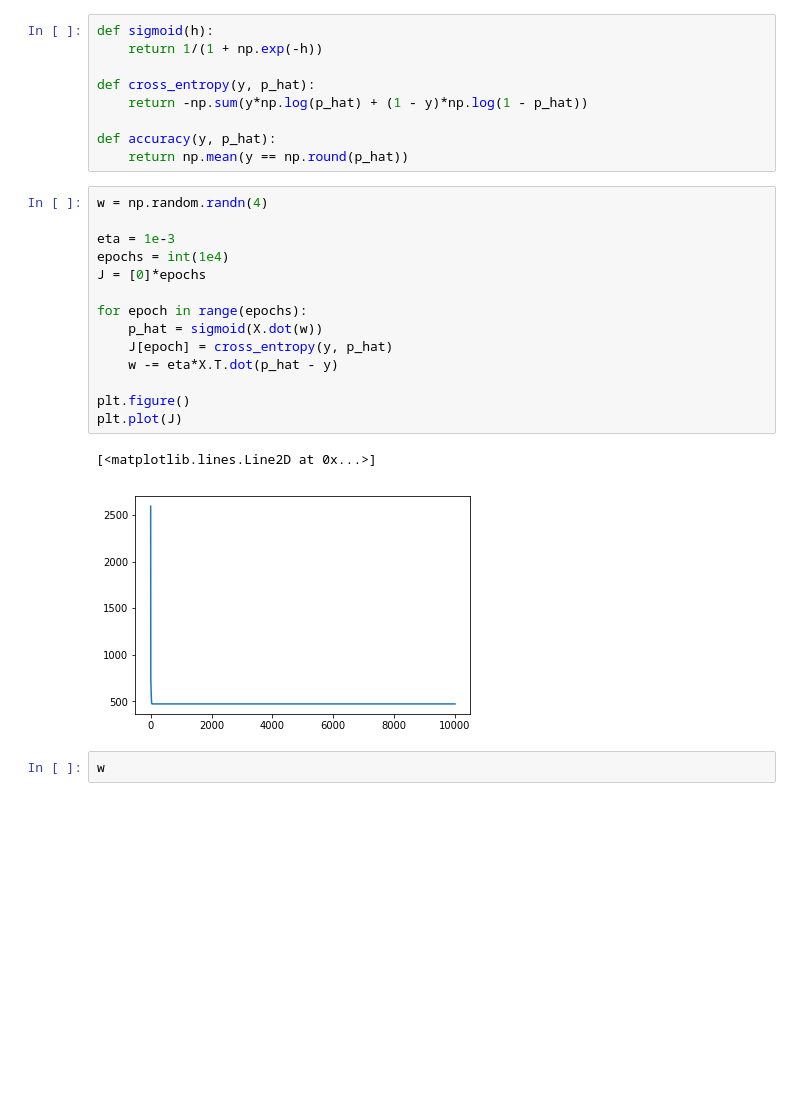
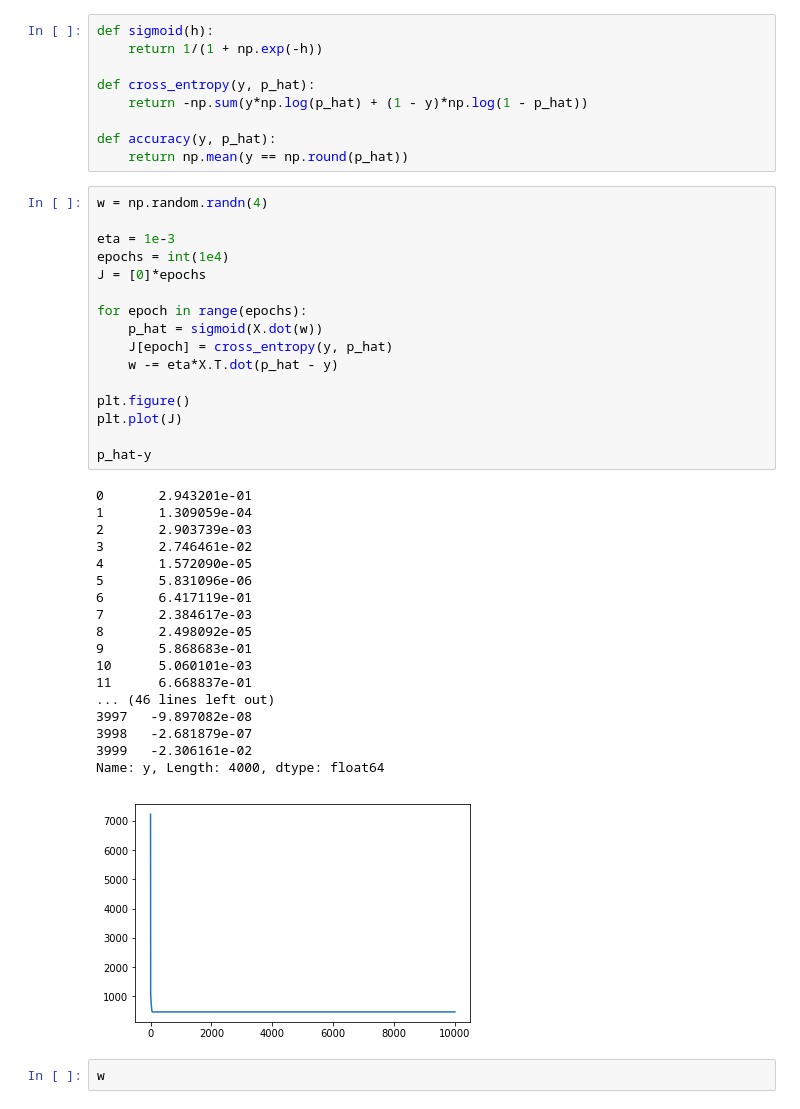
Before and after one commit to Palumboss/class, a Jupyter notebook: Homework8_logistic/XOR.ipynb, the cells around one changed output. Cells and saved outputs as stored; diff of their text form; blank space fills up the shorter version.

```diff
--- a/Homework8_logistic/XOR.ipynb
+++ b/Homework8_logistic/XOR.ipynb
@@ -43,20 +43,38 @@ def accuracy(y, p_hat):
 # %%
 w = np.random.randn(4)
 
 eta = 1e-3
 epochs = int(1e4)
 J = [0]*epochs
 
 for epoch in range(epochs):
     p_hat = sigmoid(X.dot(w))
     J[epoch] = cross_entropy(y, p_hat)
     w -= eta*X.T.dot(p_hat - y)
 
 plt.figure()
 plt.plot(J)
+
+p_hat-y
 # %% [output]
-[<matplotlib.lines.Line2D at 0x...>]
+0       2.943201e-01
+1       1.309059e-04
+2       2.903739e-03
+3       2.746461e-02
+4       1.572090e-05
+5       5.831096e-06
+6       6.417119e-01
+7       2.384617e-03
+8       2.498092e-05
+9       5.868683e-01
+10      5.060101e-03
+11      6.668837e-01
+... (46 lines left out)
+3997   -9.897082e-08
+3998   -2.681879e-07
+3999   -2.306161e-02
+Name: y, Length: 4000, dtype: float64
-[figure, old version]
+[figure, new version]
 # %%
 w
 # %% [output]
```
Also changed, not shown: 3 other files.
